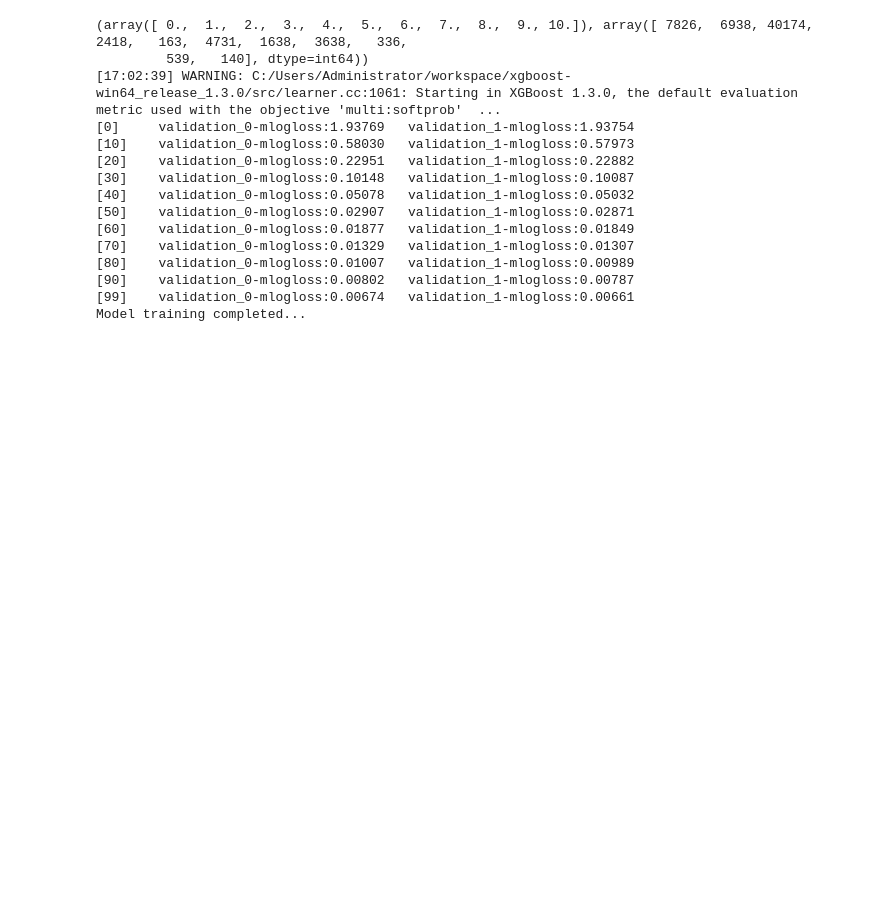
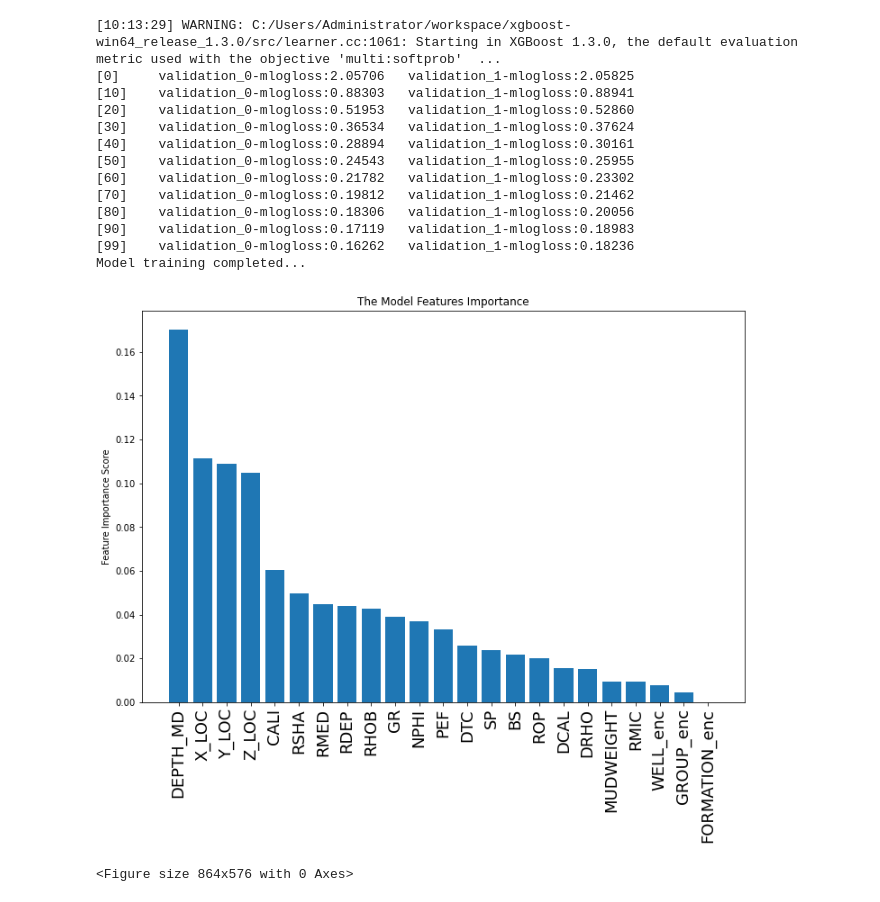
Before and after one commit to olawaleibrahim/beta-tests, a Jupyter notebook: petroeval/Lithofacies_Train_Test_Example.ipynb, the cells around one changed output. Saved outputs shown, nothing was run; the diff lists cells and outputs as text; code cells hidden in the pictures; blank space fills up the shorter version.

```diff
--- a/petroeval/Lithofacies_Train_Test_Example.ipynb
+++ b/petroeval/Lithofacies_Train_Test_Example.ipynb
@@ -34,24 +32,24 @@ X_train, X_test = ms.train_test_split(df1, test_size=0.3, random_state=20)
 # %%
-model, test_features = facies._train(train_df=X_train,
-                                     test_df=X_test.drop('FORCE_2020_LITHOFACIES_LITHOLOGY', axis=1),
+model, test_features = facies._train(train_df=df1[:110000],
+                                     test_df=df1[110000:].drop('FORCE_2020_LITHOFACIES_LITHOLOGY', axis=1),
                                      target='FORCE_2020_LITHOFACIES_LITHOLOGY',
                                      model='XGB')
 # %% [output]
-(array([ 0.,  1.,  2.,  3.,  4.,  5.,  6.,  7.,  8.,  9., 10.]), array([ 7826,  6938, 40174,  2418,   163,  4731,  1638,  3638,   336,
-         539,   140], dtype=int64))
-[17:02:39] WARNING: C:/Users/Administrator/workspace/xgboost-win64_release_1.3.0/src/learner.cc:1061: Starting in XGBoost 1.3.0, the default evaluation metric used with the objective 'multi:softprob'  ...
-[0]     validation_0-mlogloss:1.93769   validation_1-mlogloss:1.93754
-[10]    validation_0-mlogloss:0.58030   validation_1-mlogloss:0.57973
-[20]    validation_0-mlogloss:0.22951   validation_1-mlogloss:0.22882
-[30]    validation_0-mlogloss:0.10148   validation_1-mlogloss:0.10087
-[40]    validation_0-mlogloss:0.05078   validation_1-mlogloss:0.05032
-[50]    validation_0-mlogloss:0.02907   validation_1-mlogloss:0.02871
-[60]    validation_0-mlogloss:0.01877   validation_1-mlogloss:0.01849
-[70]    validation_0-mlogloss:0.01329   validation_1-mlogloss:0.01307
-[80]    validation_0-mlogloss:0.01007   validation_1-mlogloss:0.00989
-[90]    validation_0-mlogloss:0.00802   validation_1-mlogloss:0.00787
-[99]    validation_0-mlogloss:0.00674   validation_1-mlogloss:0.00661
+[10:13:29] WARNING: C:/Users/Administrator/workspace/xgboost-win64_release_1.3.0/src/learner.cc:1061: Starting in XGBoost 1.3.0, the default evaluation metric used with the objective 'multi:softprob'  ...
+[0]     validation_0-mlogloss:2.05706   validation_1-mlogloss:2.05825
+[10]    validation_0-mlogloss:0.88303   validation_1-mlogloss:0.88941
+[20]    validation_0-mlogloss:0.51953   validation_1-mlogloss:0.52860
+[30]    validation_0-mlogloss:0.36534   validation_1-mlogloss:0.37624
+[40]    validation_0-mlogloss:0.28894   validation_1-mlogloss:0.30161
+[50]    validation_0-mlogloss:0.24543   validation_1-mlogloss:0.25955
+[60]    validation_0-mlogloss:0.21782   validation_1-mlogloss:0.23302
+[70]    validation_0-mlogloss:0.19812   validation_1-mlogloss:0.21462
+[80]    validation_0-mlogloss:0.18306   validation_1-mlogloss:0.20056
+[90]    validation_0-mlogloss:0.17119   validation_1-mlogloss:0.18983
+[99]    validation_0-mlogloss:0.16262   validation_1-mlogloss:0.18236
 Model training completed...
+[figure, added]
+<Figure size 864x576 with 0 Axes>
 # %%
 model, test_features = facies._train(train_df=df1[:110000],
                                      test_df=df1[110000:].drop('FORCE_2020_LITHOFACIES_LITHOLOGY', axis=1),
```
Also changed, not shown: parts of 12 cells of this notebook, 2 other files.
